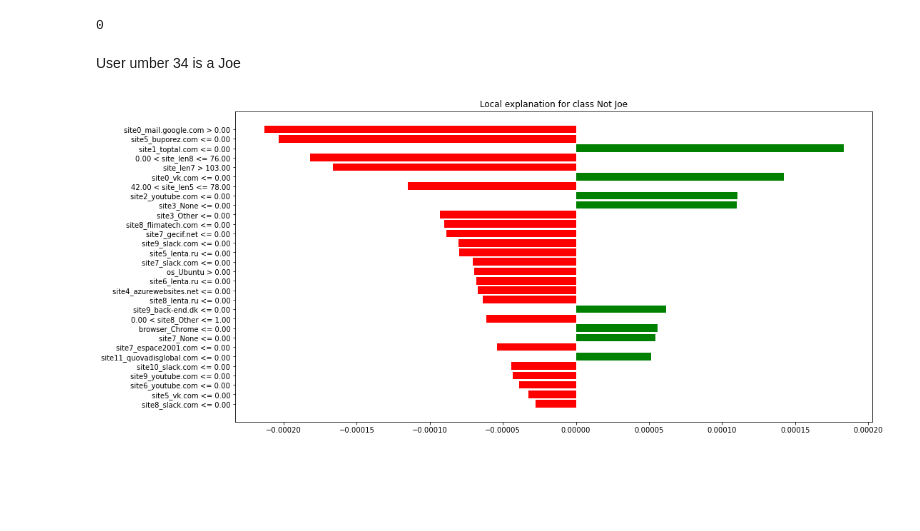
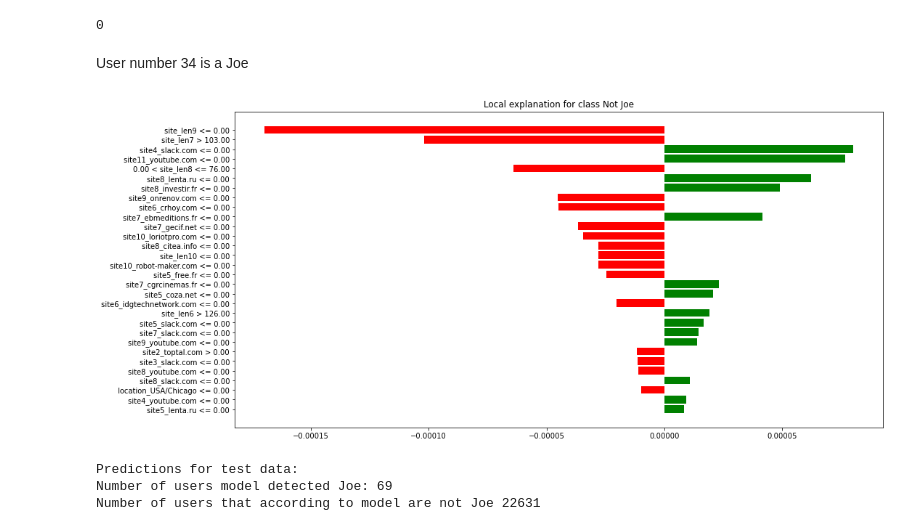
Before and after one commit to lczeropski/lczeropski-internship, a Jupyter notebook: projekt/project.ipynb, the cells around one changed output. Saved outputs shown, nothing was run; the diff lists cells and outputs as text; code cells hidden in the pictures; blank space fills up the shorter version.

```diff
--- a/projekt/project.ipynb
+++ b/projekt/project.ipynb
@@ -426,13 +421,24 @@ Model and pipeline creation
 # %%
 
 model = XGBClassifier(objective='binary:logistic',
-                      n_estimators = 200,
+                      n_estimators = 150,
                       eval_metric = 'auc',
-                      max_delta_step = 5,
-                      random_state = 42,
+                      max_depth = 3,
+                      random_state = 1,
                       min_child_weight = 0.5,
                       use_label_encoder=False)
 pipe = Pipeline(steps=[('preprocessor', preprocessor),
                        ('standardscaler', StandardScaler(with_mean=False)),
                               ('model', model)
                              ])
+# %%
+from sklearn.model_selection import GridSearchCV
+parameters = {
+    "model__n_estimators": list(range(0,250,50)),
+    'model__max_depth':[0,1,2,3],
+    "model__min_child_weight":[0,0.5,1,1.5,2]
+    }
+scoring = {'f1': make_scorer(metrics.f1_score),
+           'acc' : make_scorer(accuracy_score)}
+search = GridSearchCV(pipe,parameters,scoring=scoring,cv=3,verbose=3,refit='f1')
+search.fit(X_train,y_train)
@@ -669,10 +699,10 @@ y_valid.iloc[34]
 # %% [output]
 0
 # %% [markdown]
-User umber 34 is a Joe
+User number 34 is a Joe
 # %%
 explanation_joe = explainer.explain_instance(frame.iloc[34], model.predict_proba,num_features=30)
 # %%
-fig_joe = explanation.as_pyplot_figure()
+fig_joe = explanation_joe.as_pyplot_figure()
 # %% [output]
-[figure, old version]
+[figure, new version]
@@ -678,0 +712,8 @@ fig_joe = explanation.as_pyplot_figure()
+# %%
+joes = len(predictions)-predictions.sum()
+not_joes = predictions.sum()
+print("Predictions for test data:\nNumber of users model detected Joe:",joes,'\nNumber of users that according to model are not Joe',not_joes)
+# %% [output]
+Predictions for test data:
+Number of users model detected Joe: 69
+Number of users that according to model are not Joe 22631
```
Also changed, not shown: parts of 19 cells of this notebook.
